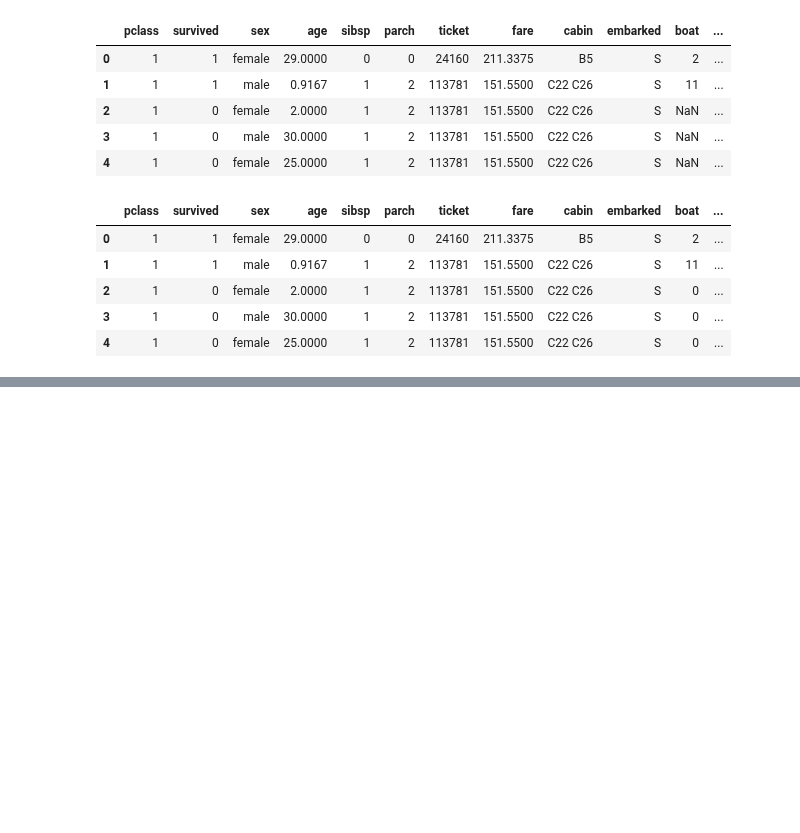
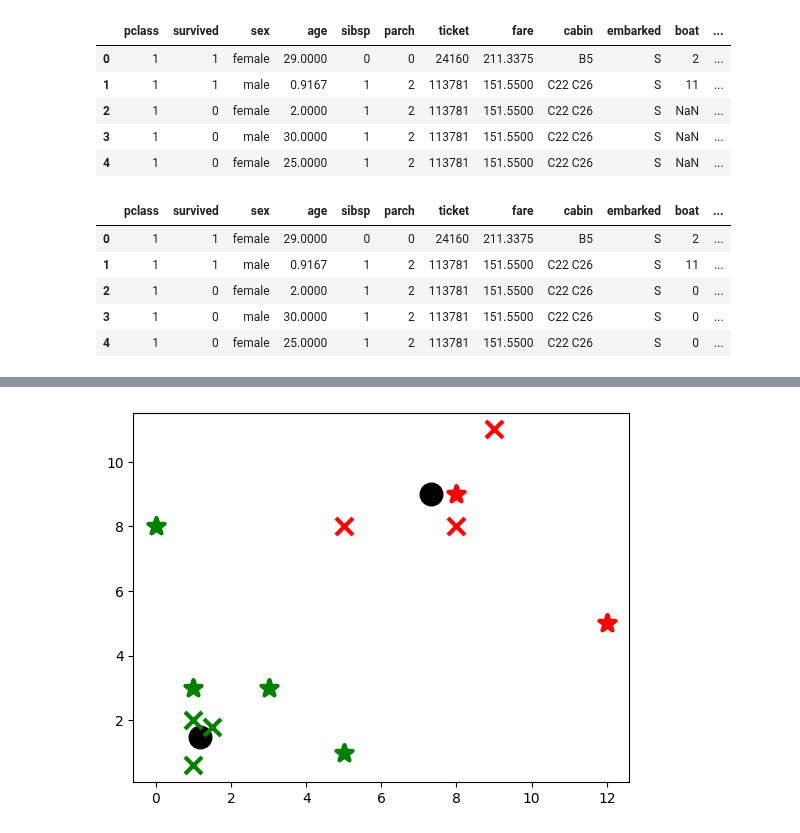
Before and after one commit to sinahyousefi/machine-learning, a Jupyter notebook: clustering.ipynb, the cells around one changed output, grey strips where cells are left out. Cells and saved outputs as stored; diff of their text form; code cells hidden in the pictures; blank space fills up the shorter version.

```diff
--- a/clustering.ipynb
+++ b/clustering.ipynb
@@ -94,0 +172,7 @@ df = handle_categorical_data(df)
+# %%
+x = np.array([[1,2],[1.5,1.8],[5,8],[8,8],[1,0.6],[9,11]])
+
+plt.scatter(x[:,0],x[:,1],s=150)
+plt.show()
+
+colors = ['g','r','c','b','k','o']
@@ -94,0 +181,56 @@ df = handle_categorical_data(df)
+# %%
+class k_means:
+    def __init__(self, k=2, tol=0.001, max_iter=300):
+        self.k = k
+        self.tol = tol
+        self.max_iter = max_iter
+    def fit(self,data):
+        self.centroids = {}
+        for i in range(self.k):
+            self.centroids[i] = data[i]
+
+        for i in range(self.max_iter):
+            self.classifications = {}
+            for i in range(self.k):
+                self.classifications[i] = []
+            for feature in x:
+                distances = [np.linalg.norm(feature-self.centroids[centroid]) for centroid in self.centroids]
+                classification = distances.index(min(distances))
+                self.classifications[classification].append(feature)
+            prev_centroids = dict(self.centroids)
+            for classification in self.classifications:
+                self.centroids[classification] = np.average(self.classifications[classification],axis=0)
+            optimized = True
+            for c in self.centroids:
+                original_centroids = prev_centroids[c]
+                current_centroids = self.centroids[c]
+                if np.sum((current_centroids-original_centroids)/original_centroids*100) > self.tol:
+                    optimized = False
+            if optimized:
+                break
+
+    def predict(self,data):
+        distances = [np.linalg.norm(data-self.centroids[centroid]) for centroid in self.centroids]
+        classification = distances.index(min(distances))
+        return classification
+
+model = k_means()
+model.fit(x)
+
+for centroid in model.centroids:
+    plt.scatter(model.centroids[centroid][0],model.centroids[centroid][1],marker='o',color='k',s=150,linewidths=5)
+for classification in model.classifications:
+    color = colors[classification]
+    for feature in model.classifications[classification]:
+        plt.scatter(feature[0],feature[1],marker='x',c=color,s=150,linewidths=3)
+
+
+unknowns = np.array([[1,3],[8,9],[0,8],[5,1],[3,3],[12,5]])
+
+for unknown in unknowns:
+    classification = model.predict(unknown)
+    plt.scatter(unknown[0],unknown[1],marker='*',c=colors[classification],s=150,linewidths=3)
+
+plt.show()
+# %% [output]
+[figure, added]
```
Also changed, not shown: parts of 6 cells of this notebook.
